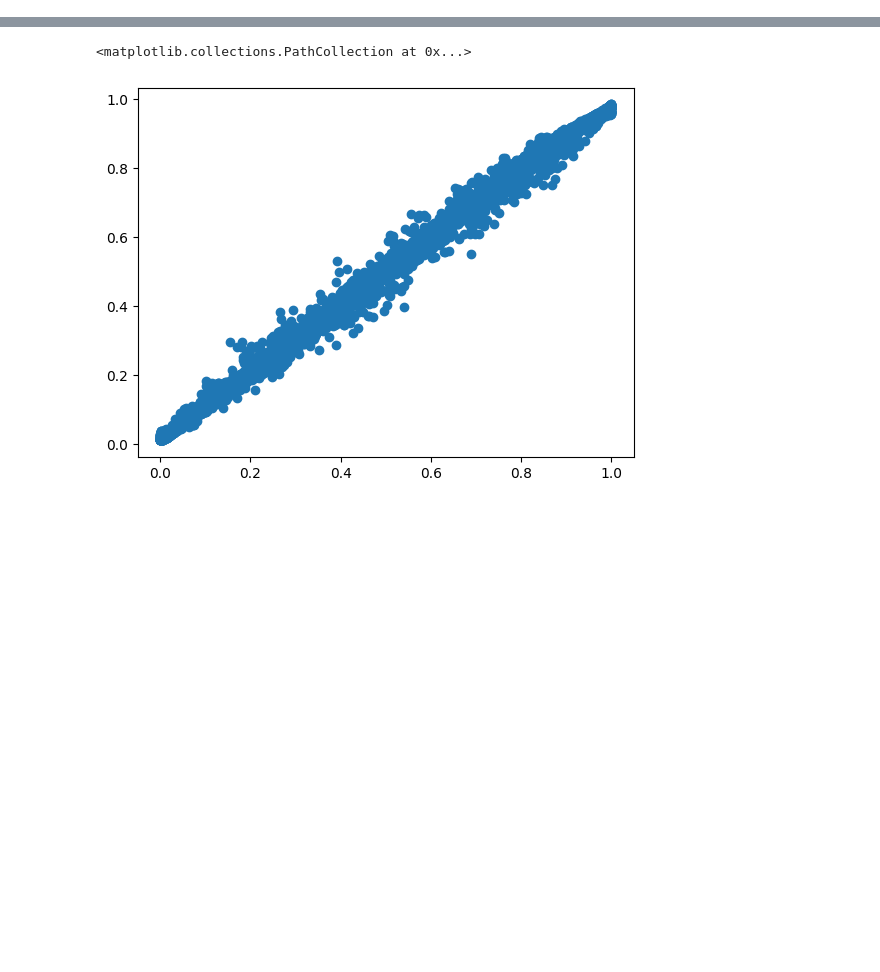
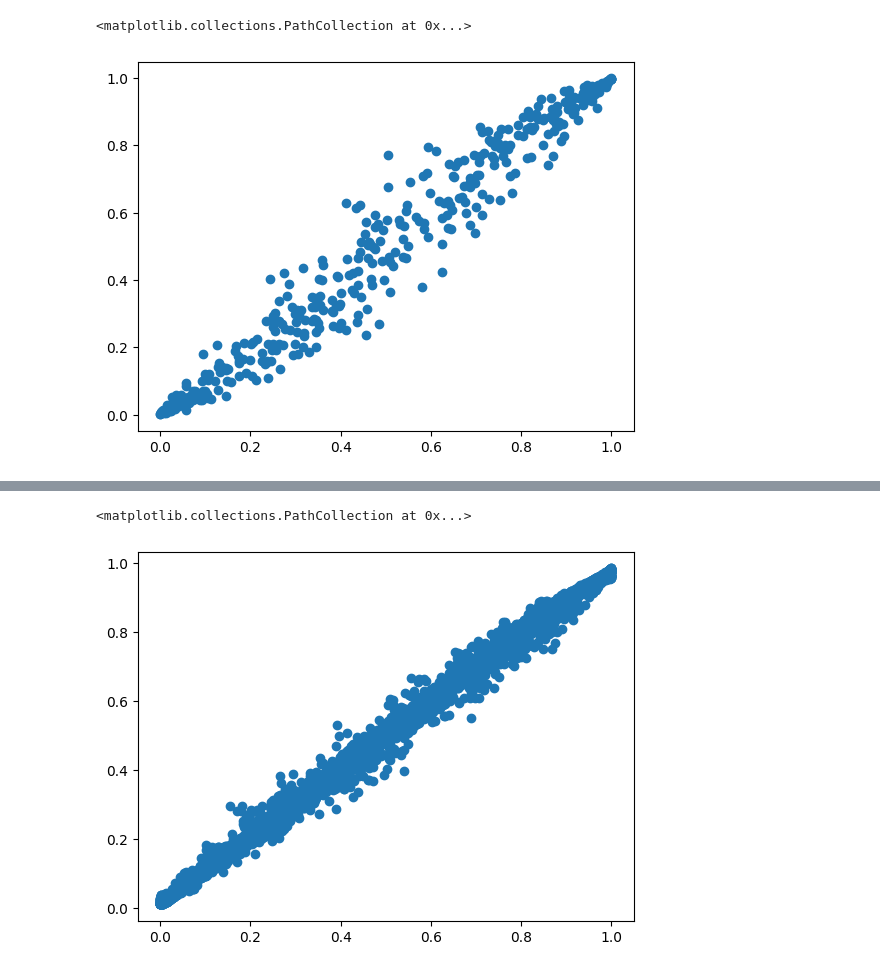
Before and after one commit to CDCgov/BART-Survival, a Jupyter notebook: src/bart_survival/core/test.ipynb, the cells around one changed output, grey strips where cells are left out. Saved outputs shown, nothing was run; the diff lists cells and outputs as text; code cells hidden in the pictures; blank space fills up the shorter version.

```diff
--- a/src/bart_survival/core/test.ipynb
+++ b/src/bart_survival/core/test.ipynb
@@ -480,0 +656,9 @@ plt.scatter(p,probs.mean(0).mean(0))
+# %%
+from sklearn.linear_model import LogisticRegression
+
+model = LogisticRegression().fit(X_dummy, Y_dummy)
+lg_pred = model.predict_proba(X_dummy)[:,1]
+plt.scatter(p, lg_pred)
+# %% [output]
+<matplotlib.collections.PathCollection at 0x...>
+[figure, added]
```
Also changed, not shown: parts of 7 cells of this notebook.
